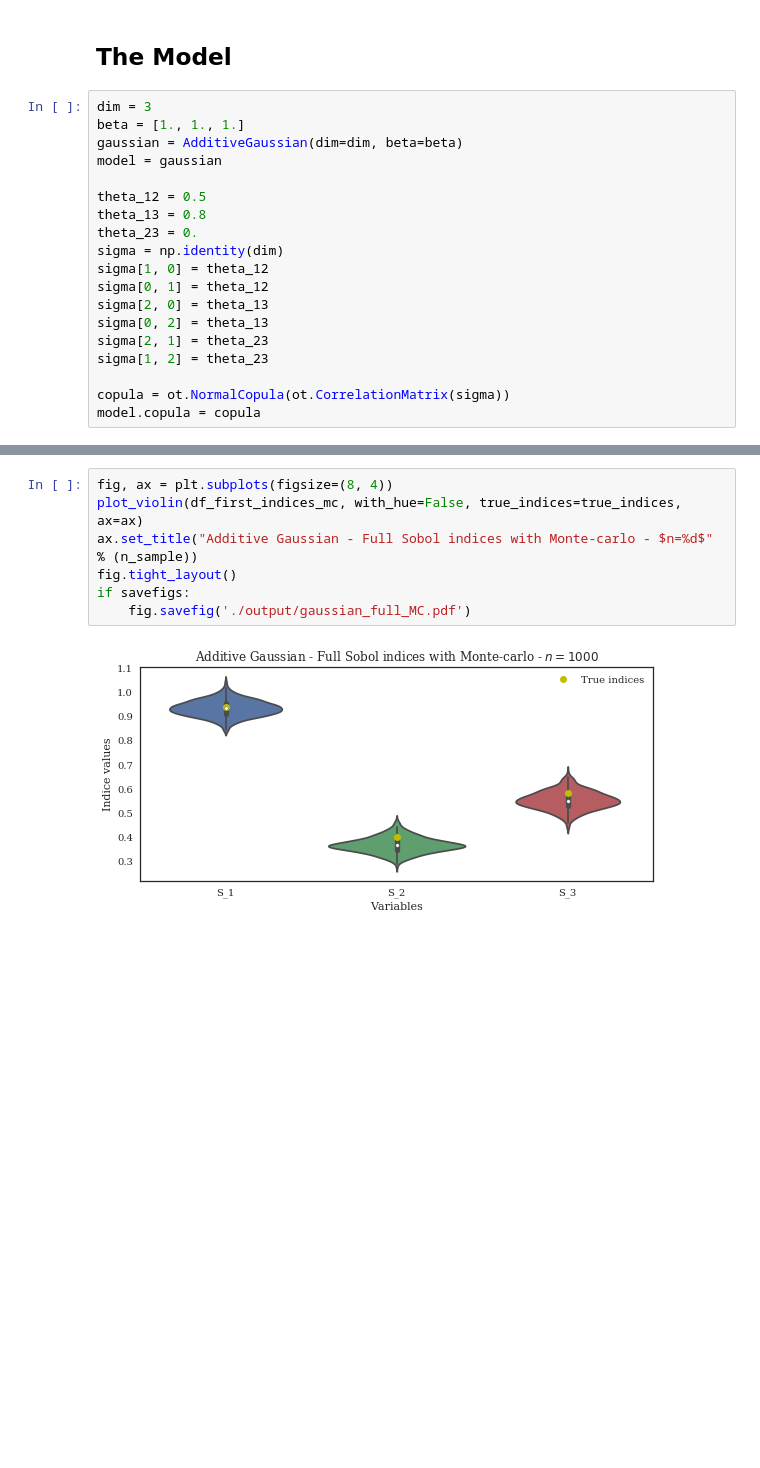
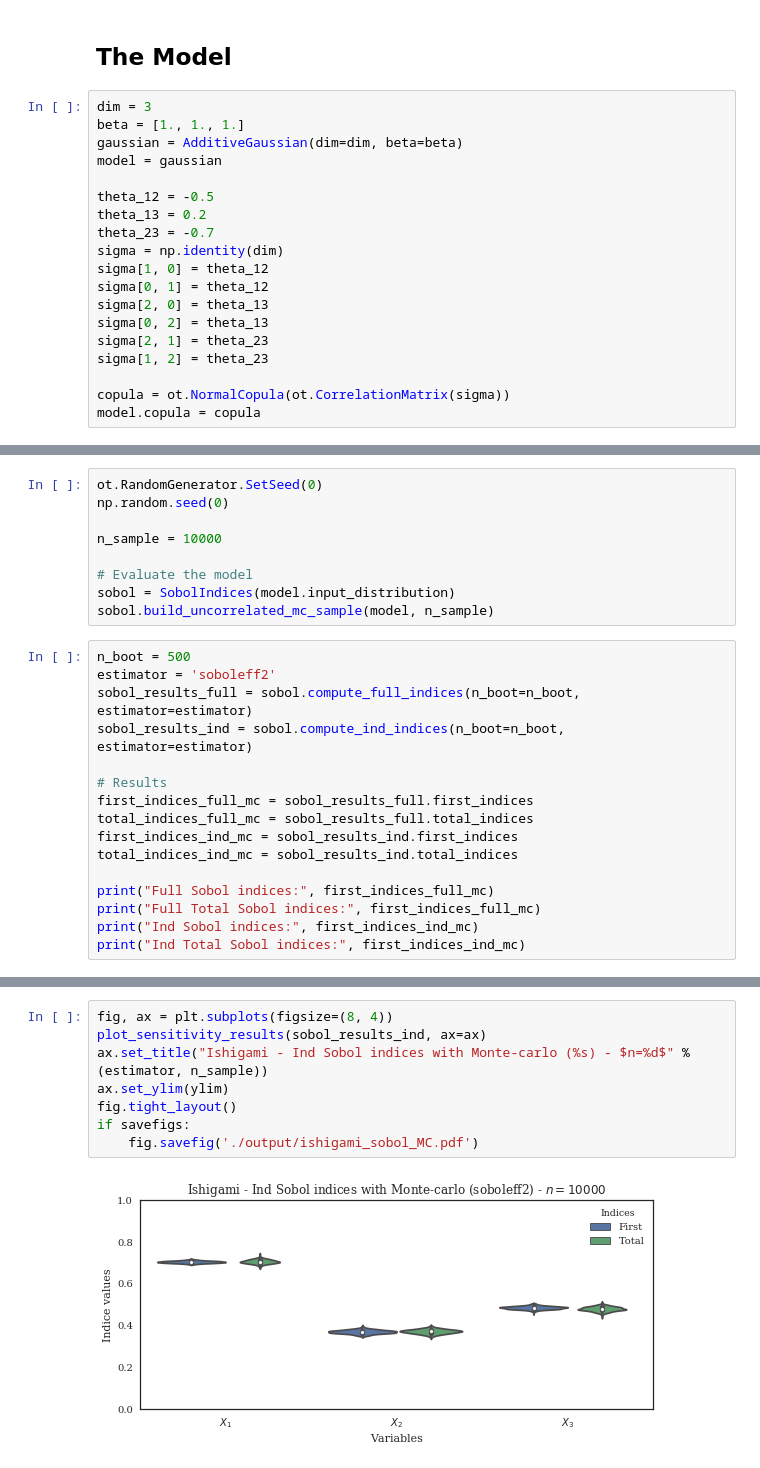
Before and after one commit to josephmure/otshapley, a Jupyter notebook: examples/mara-indices/mara-indices.ipynb, the cells around one changed output, grey strips where cells are left out. Cells and saved outputs as stored; diff of their text form; blank space fills up the shorter version.

```diff
--- a/examples/mara-indices/mara-indices.ipynb
+++ b/examples/mara-indices/mara-indices.ipynb
@@ -30,9 +27,9 @@ beta = [1., 1., 1.]
 gaussian = AdditiveGaussian(dim=dim, beta=beta)
 model = gaussian
 
-theta_12 = 0.5
-theta_13 = 0.8
-theta_23 = 0.
+theta_12 = -0.5
+theta_13 = 0.2
+theta_23 = -0.7
 sigma = np.identity(dim)
 sigma[1, 0] = theta_12
 sigma[0, 1] = theta_12
@@ -63,0 +43,25 @@ sobol_results = sobol.compute_uncorrelated_indices(n_boot=n_boot, estimator=esti
+# %%
+ot.RandomGenerator.SetSeed(0)
+np.random.seed(0)
+
+n_sample = 10000
+
+# Evaluate the model
+sobol = SobolIndices(model.input_distribution)
+sobol.build_uncorrelated_mc_sample(model, n_sample)
+# %%
+n_boot = 500
+estimator = 'soboleff2'
+sobol_results_full = sobol.compute_full_indices(n_boot=n_boot, estimator=estimator)
+sobol_results_ind = sobol.compute_ind_indices(n_boot=n_boot, estimator=estimator)
+
+# Results
+first_indices_full_mc = sobol_results_full.first_indices
+total_indices_full_mc = sobol_results_full.total_indices
+first_indices_ind_mc = sobol_results_ind.first_indices
+total_indices_ind_mc = sobol_results_ind.total_indices
+
+print("Full Sobol indices:", first_indices_full_mc)
+print("Full Total Sobol indices:", first_indices_full_mc)
+print("Ind Sobol indices:", first_indices_ind_mc)
+print("Ind Total Sobol indices:", first_indices_ind_mc)
@@ -78,9 +83,10 @@ array([ 0.54884222,  0.94089854,  0.37180514])
 # %%
 fig, ax = plt.subplots(figsize=(8, 4))
-plot_violin(df_first_indices_mc, with_hue=False, true_indices=true_indices, ax=ax)
-ax.set_title("Additive Gaussian - Full Sobol indices with Monte-carlo - $n=%d$" % (n_sample))
+plot_sensitivity_results(sobol_results_ind, ax=ax)
+ax.set_title("Ishigami - Ind Sobol indices with Monte-carlo (%s) - $n=%d$" % (estimator, n_sample))
+ax.set_ylim(ylim)
 fig.tight_layout()
 if savefigs:
-    fig.savefig('./output/gaussian_full_MC.pdf')
+    fig.savefig('./output/ishigami_sobol_MC.pdf')
 # %% [output]
-[figure, old version]
+[figure, new version]
```
Also changed, not shown: parts of 13 cells of this notebook, 3 other files.
